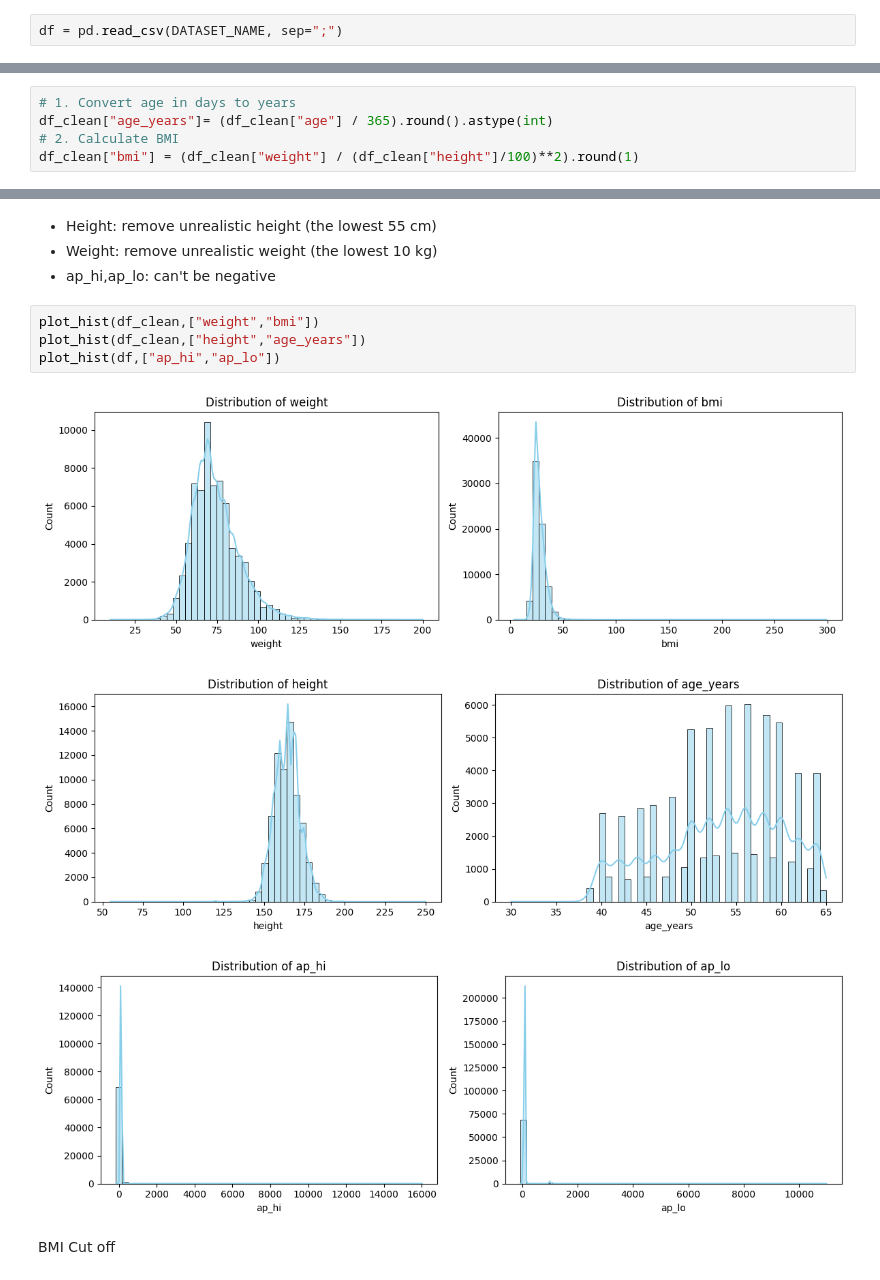
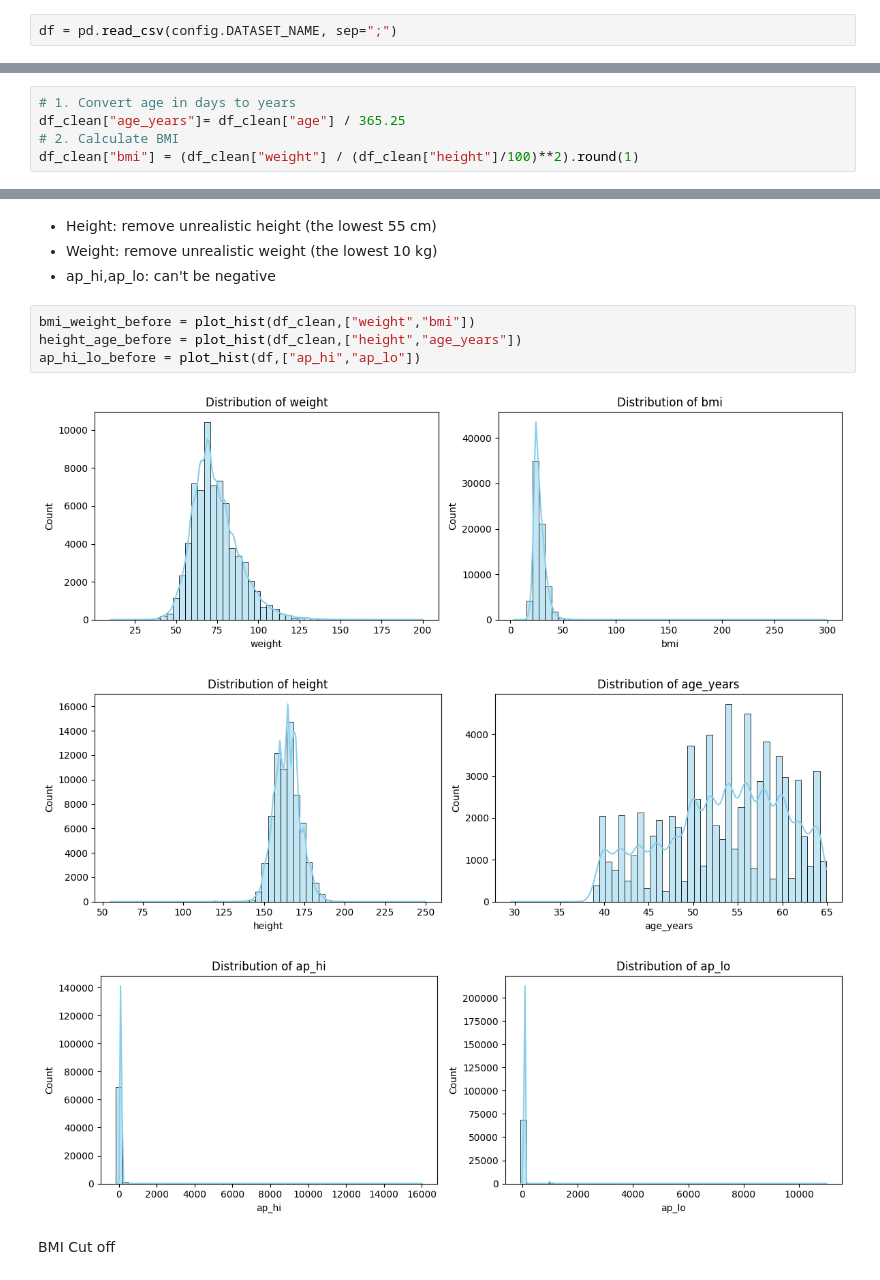
Before and after one commit to lizabguercho/DI_Final_Project_CVD, a Jupyter notebook: Final_project.ipynb, the cells around one changed output, grey strips where cells are left out. Saved outputs shown, nothing was run; the diff lists cells and outputs as text.

```diff
--- a/Final_project.ipynb
+++ b/Final_project.ipynb
@@ -38,7 +34,7 @@ DATASET_NAME.parent / "train.csv"
 # %% [output]
 PosixPath('/Users/lizarabkina/PythonProjects/Cardio/data/train.csv')
 # %%
-df = pd.read_csv(DATASET_NAME, sep=";")
+df = pd.read_csv(config.DATASET_NAME, sep=";")
 # %%
 original_df = df.copy()
 original_df.shape
@@ -210,7 +207,7 @@ df_clean = df.copy()
 #### 4.1 Convert age and create BMI
 # %%
 # 1. Convert age in days to years
-df_clean["age_years"]= (df_clean["age"] / 365).round().astype(int)
+df_clean["age_years"]= df_clean["age"] / 365.25
 # 2. Calculate BMI
 df_clean["bmi"] = (df_clean["weight"] / (df_clean["height"]/100)**2).round(1)
 # %% [markdown]
@@ -242,12 +238,12 @@ summary_table
 - Weight: remove unrealistic weight (the lowest 10 kg)
 - ap_hi,ap_lo: can't be negative
 # %%
-plot_hist(df_clean,["weight","bmi"])
-plot_hist(df_clean,["height","age_years"])
-plot_hist(df,["ap_hi","ap_lo"])
+bmi_weight_before = plot_hist(df_clean,["weight","bmi"])
+height_age_before = plot_hist(df_clean,["height","age_years"])
+ap_hi_lo_before = plot_hist(df,["ap_hi","ap_lo"])
 # %% [output]
 [figure]
-[figure, old version]
+[figure, new version]
 [figure]
 # %% [markdown]
 BMI Cut off
```
Also changed, not shown: parts of 63 cells of this notebook, 2 other files.
